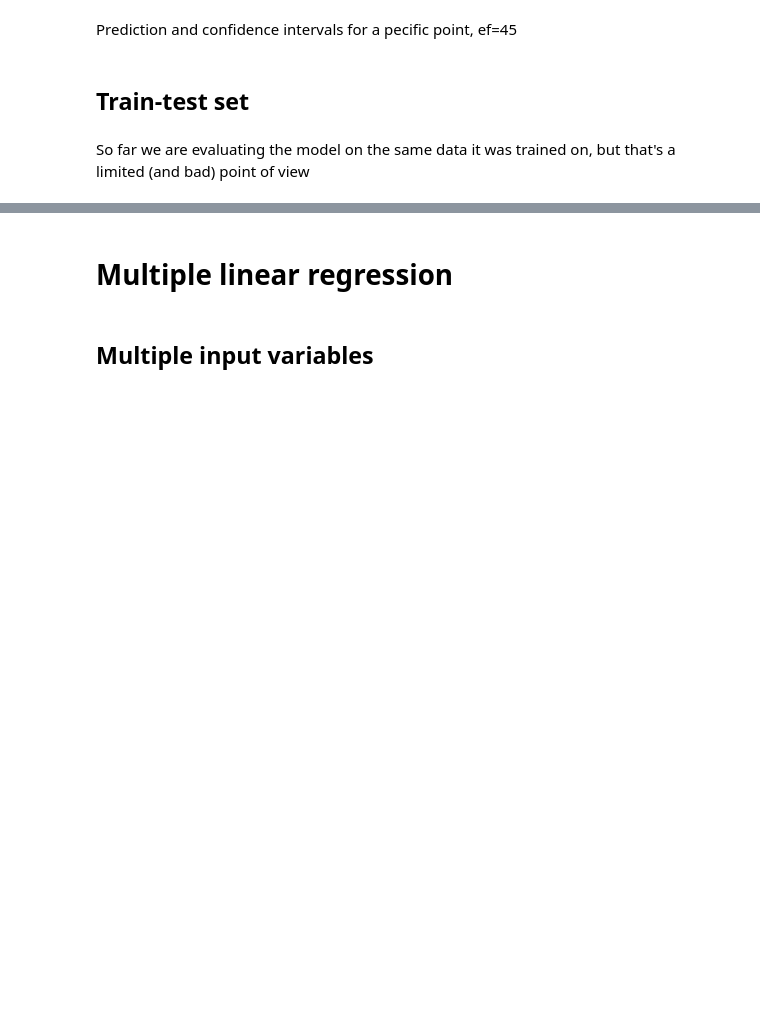
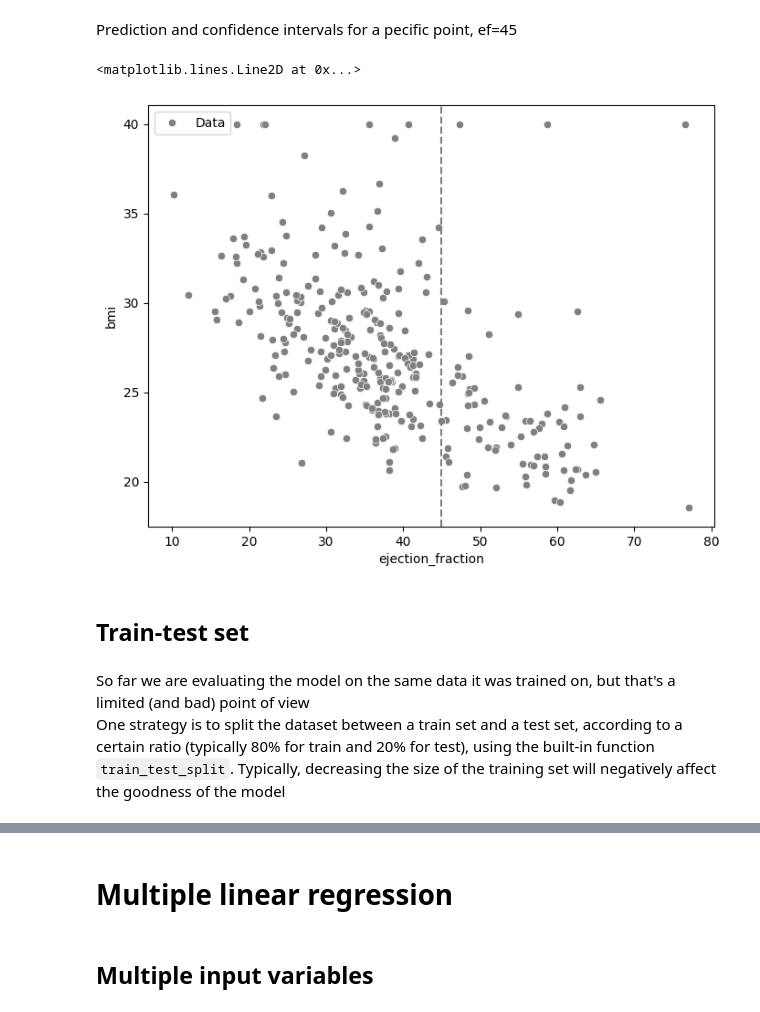
Before and after one commit to Thomas-Fabbris/applied-statistics-polimi, a Jupyter notebook: Labs/Lab_V_2026.ipynb, the cells around one changed output, grey strips where cells are left out. Drawn from its saved outputs; the diff is of its cells as text; code cells hidden in the pictures; blank space fills up the shorter version.

```diff
--- a/Labs/Lab_V_2026.ipynb
+++ b/Labs/Lab_V_2026.ipynb
@@ -160,25 +269,30 @@ print("PI width (start/end):", pi_upper.iloc[0] - pi_lower.iloc[0], pi_upper.ilo
 # %% [markdown]
 Prediction and confidence intervals for a pecific point, ef=45
 # %%
-### TODO
+# TODO
 ef_point = 45
 X_new = np.array([[1, ef_point]])  # Add constant manually
 
 # Get predictions with confidence and prediction intervals
 
 # Extract predicted values and intervals
 
 # --- Plot ---
-plt.figure(figsize=(8,6))
-sns.scatterplot(x=df['ejection_fraction'], y=df['bmi'], label='Data', color='gray')
+plt.figure(figsize=(8, 6))
+sns.scatterplot(x=df['ejection_fraction'], y=df['bmi'],
+                label='Data', color='gray')
 plt.axvline(x=ef_point, color='grey', linestyle='--', label=f'EF = {ef_point}')
 
 
 # Use errorbar to plot the PI for this observation and the CI for the mean at his x value
+# %% [output]
+<matplotlib.lines.Line2D at 0x...>
+[figure, added]
 # %% [markdown]
 ## Train-test set
 # %% [markdown]
 So far we are evaluating the model on the same data it was trained on, but that's a limited (and bad) point of view
+One strategy is to split the dataset between a train set and a test set, according to a certain ratio (typically 80% for train and 20% for test), using the built-in function `train_test_split`. Typically, decreasing the size of the training set will negatively affect the goodness of the model
 # %%
 from sklearn import model_selection
 
```
Also changed, not shown: parts of 120 cells of this notebook.
